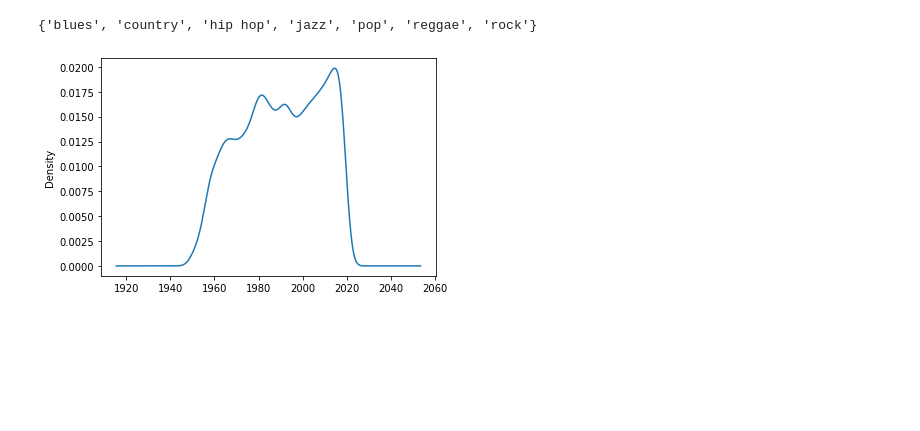
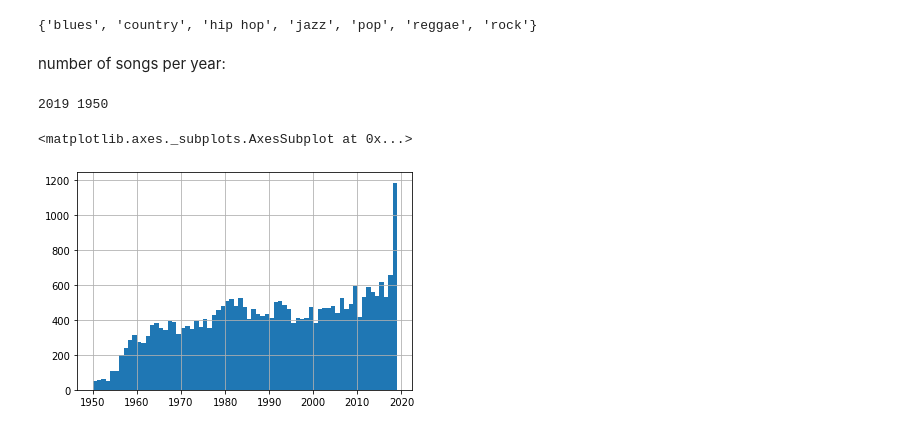
Before and after one commit to danielasenraoka/music_evolution, a Jupyter notebook: exploratory_anaysis.ipynb, the cells around one changed output. Cells and saved outputs as stored; diff of their text form; code cells hidden in the pictures; blank space fills up the shorter version.

```diff
--- a/exploratory_anaysis.ipynb
+++ b/exploratory_anaysis.ipynb
@@ -153,7 +241,12 @@ df_genre.head()
 set(df_genre['genre'])
 # %% [output]
 {'blues', 'country', 'hip hop', 'jazz', 'pop', 'reggae', 'rock'}
-# %%
-year_dist = df_genre['release_date'].plot.kde()
-# %% [output]
-[figure, removed]
+# %% [markdown]
+number of songs per year:
+# %%
+print(max(df_genre['release_date']),min(df_genre['release_date']))
+df_genre['release_date'].hist(bins=(2019-1950))
+# %% [output]
+2019 1950
+<matplotlib.axes._subplots.AxesSubplot at 0x...>
+[figure, added]
```
Also changed, not shown: parts of 26 cells of this notebook.
